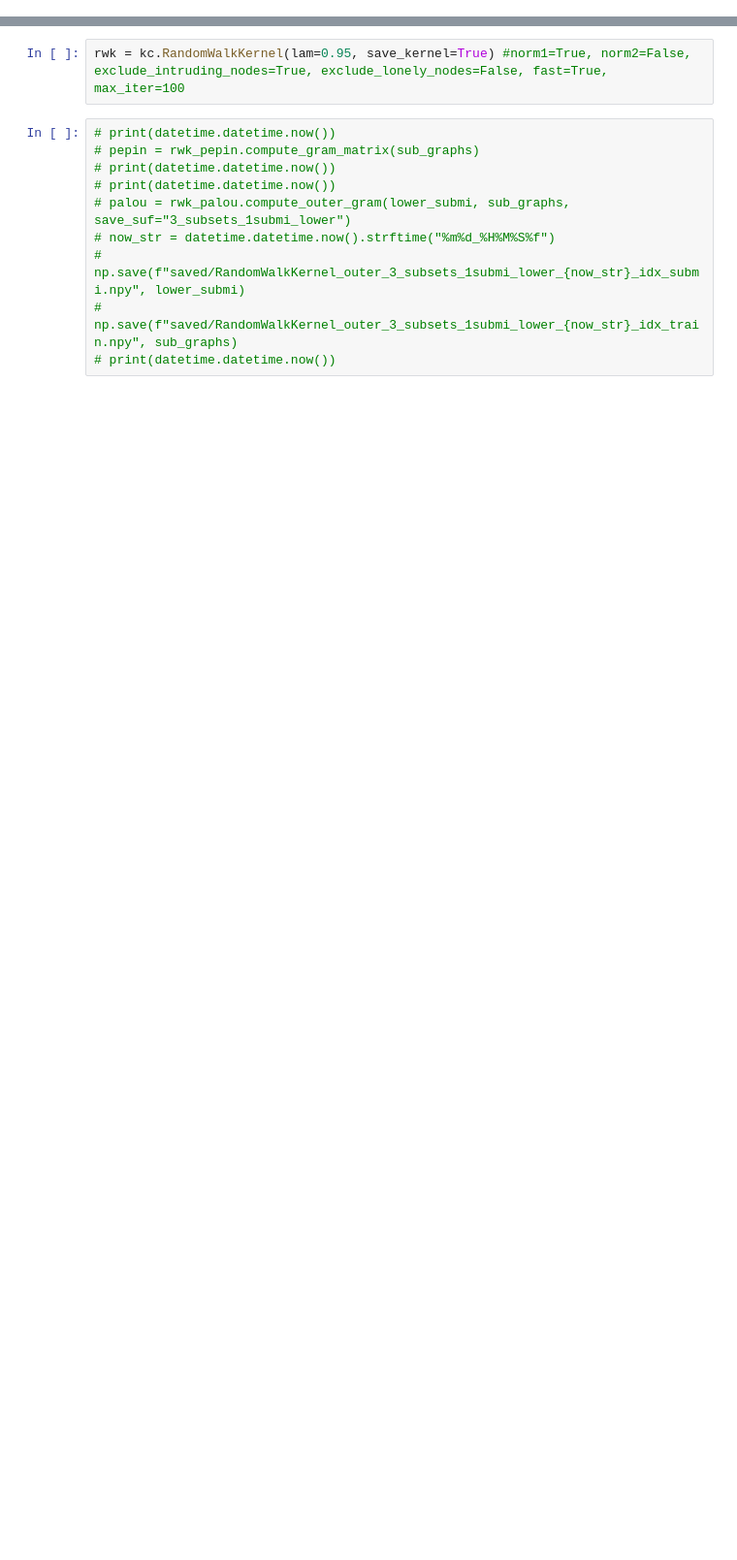
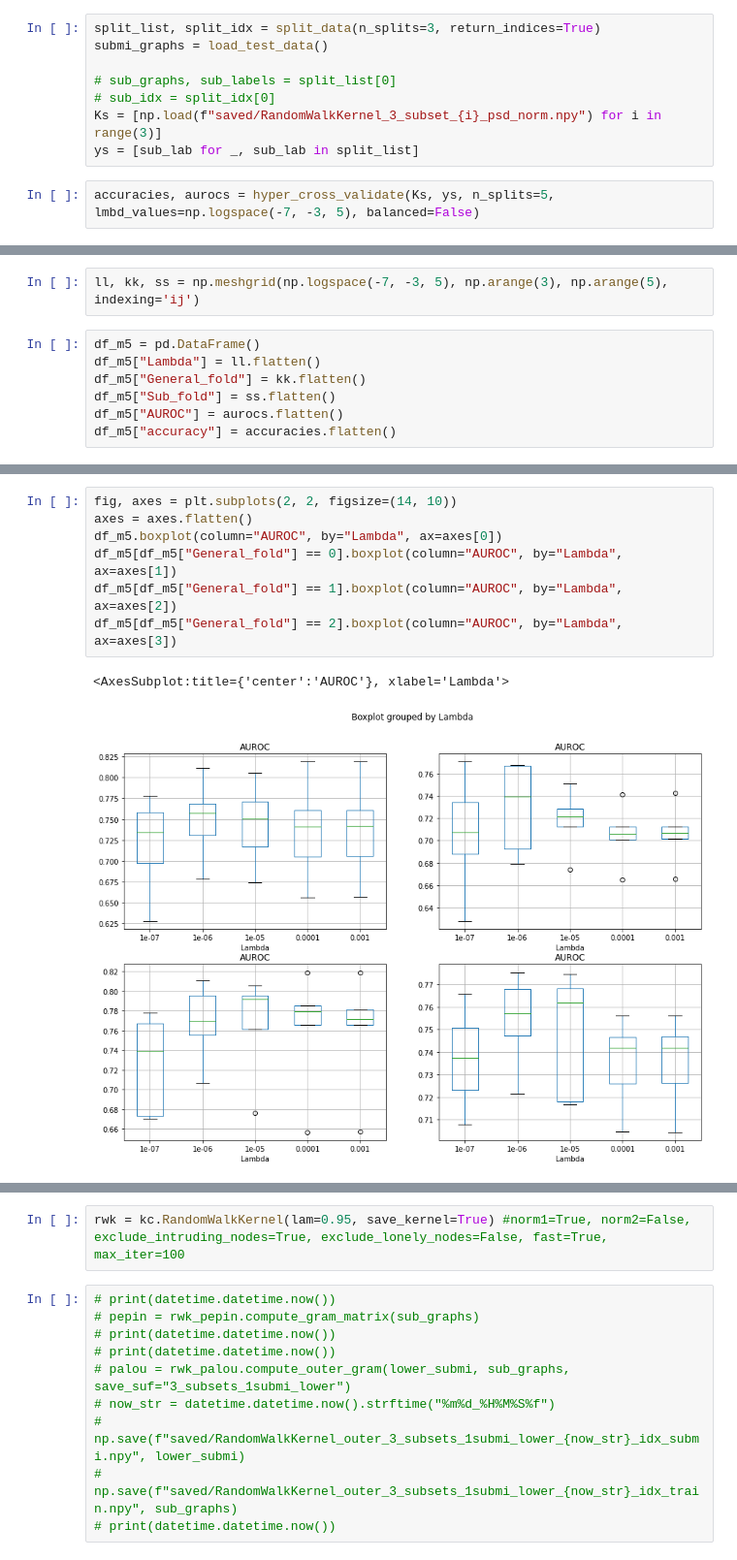
Before and after one commit to G-Horent/Kaggle_Kernelv2, a Jupyter notebook: computation_kernels.ipynb, the cells around one changed output, grey strips where cells are left out. Shown: that part at 97% size. Drawn from its saved outputs; the diff is of its cells as text; blank space fills up the shorter version.

```diff
--- a/computation_kernels.ipynb
+++ b/computation_kernels.ipynb
@@ -13,0 +49,10 @@ from importlib import reload
+# %%
+split_list, split_idx = split_data(n_splits=3, return_indices=True)
+submi_graphs = load_test_data()
+
+# sub_graphs, sub_labels = split_list[0]
+# sub_idx = split_idx[0]
+Ks = [np.load(f"saved/RandomWalkKernel_3_subset_{i}_psd_norm.npy") for i in range(3)]
+ys = [sub_lab for _, sub_lab in split_list]
+# %%
+accuracies, aurocs = hyper_cross_validate(Ks, ys, n_splits=5, lmbd_values=np.logspace(-7, -3, 5), balanced=False)
@@ -13,0 +80,9 @@ from importlib import reload
+# %%
+ll, kk, ss = np.meshgrid(np.logspace(-7, -3, 5), np.arange(3), np.arange(5), indexing='ij')
+# %%
+df_m5 = pd.DataFrame()
+df_m5["Lambda"] = ll.flatten()
+df_m5["General_fold"] = kk.flatten()
+df_m5["Sub_fold"] = ss.flatten()
+df_m5["AUROC"] = aurocs.flatten()
+df_m5["accuracy"] = accuracies.flatten()
@@ -13,0 +101,10 @@ from importlib import reload
+# %%
+fig, axes = plt.subplots(2, 2, figsize=(14, 10))
+axes = axes.flatten()
+df_m5.boxplot(column="AUROC", by="Lambda", ax=axes[0])
+df_m5[df_m5["General_fold"] == 0].boxplot(column="AUROC", by="Lambda", ax=axes[1])
+df_m5[df_m5["General_fold"] == 1].boxplot(column="AUROC", by="Lambda", ax=axes[2])
+df_m5[df_m5["General_fold"] == 2].boxplot(column="AUROC", by="Lambda", ax=axes[3])
+# %% [output]
+<AxesSubplot:title={'center':'AUROC'}, xlabel='Lambda'>
+[figure, added]
```
Also changed, not shown: parts of 21 cells of this notebook, 3 other files.
